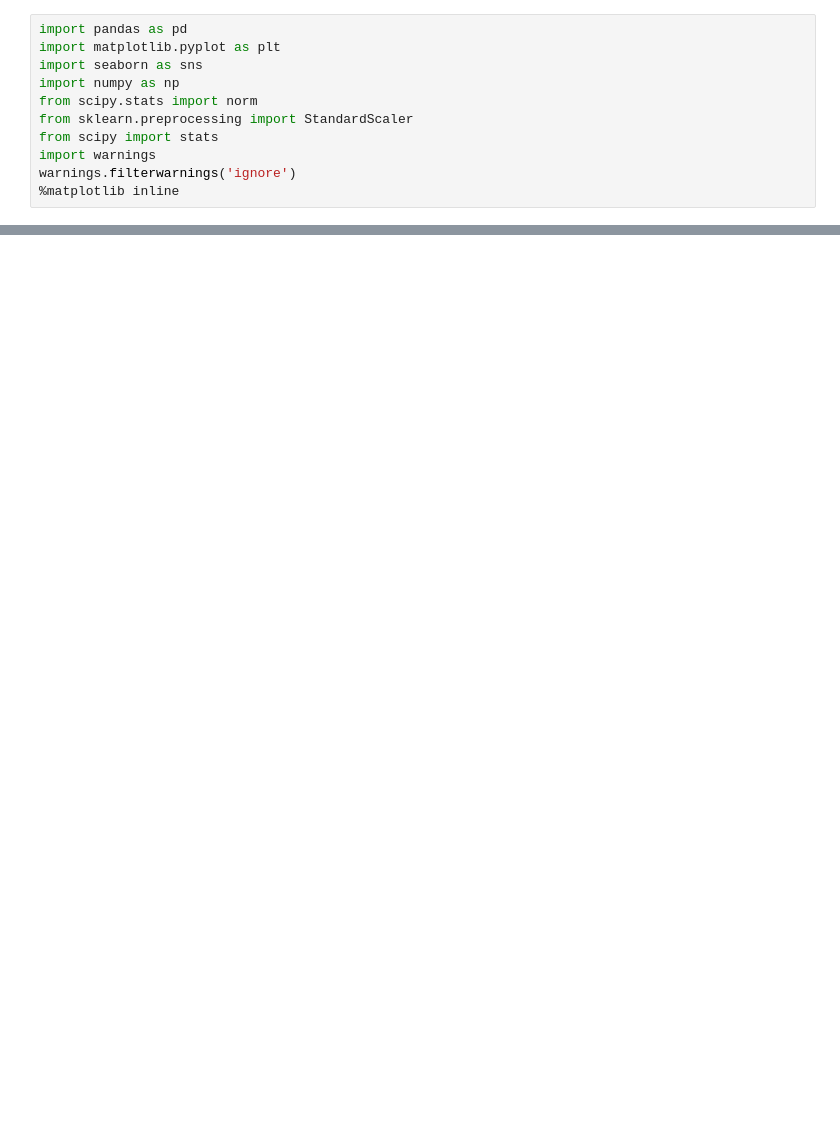
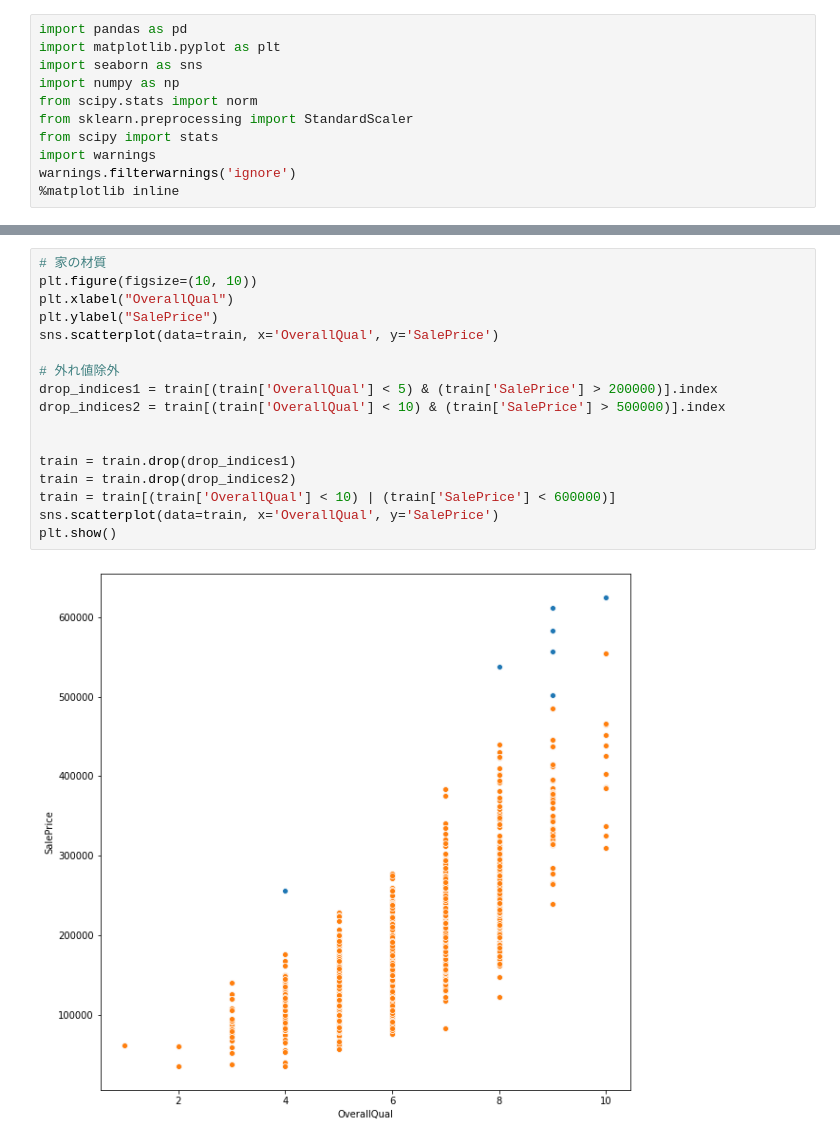
Before and after one commit to klein-mask/kaggle_lesson, a Jupyter notebook: house/main.ipynb, the cells around one changed output, grey strips where cells are left out. Saved outputs shown, nothing was run; the diff lists cells and outputs as text; blank space fills up the shorter version.

```diff
--- a/house/main.ipynb
+++ b/house/main.ipynb
@@ -36,0 +121,19 @@ SyntaxError: invalid syntax (<ipython-input-37-5bb4fc800141>, line 2)
+# %%
+# 家の材質
+plt.figure(figsize=(10, 10))
+plt.xlabel("OverallQual")
+plt.ylabel("SalePrice")
+sns.scatterplot(data=train, x='OverallQual', y='SalePrice')
+
+# 外れ値除外
+drop_indices1 = train[(train['OverallQual'] < 5) & (train['SalePrice'] > 200000)].index
+drop_indices2 = train[(train['OverallQual'] < 10) & (train['SalePrice'] > 500000)].index
+
+
+train = train.drop(drop_indices1)
+train = train.drop(drop_indices2)
+train = train[(train['OverallQual'] < 10) | (train['SalePrice'] < 600000)]
+sns.scatterplot(data=train, x='OverallQual', y='SalePrice')
+plt.show()
+# %% [output]
+[figure, added]
```
Also changed, not shown: parts of 7 cells of this notebook.
